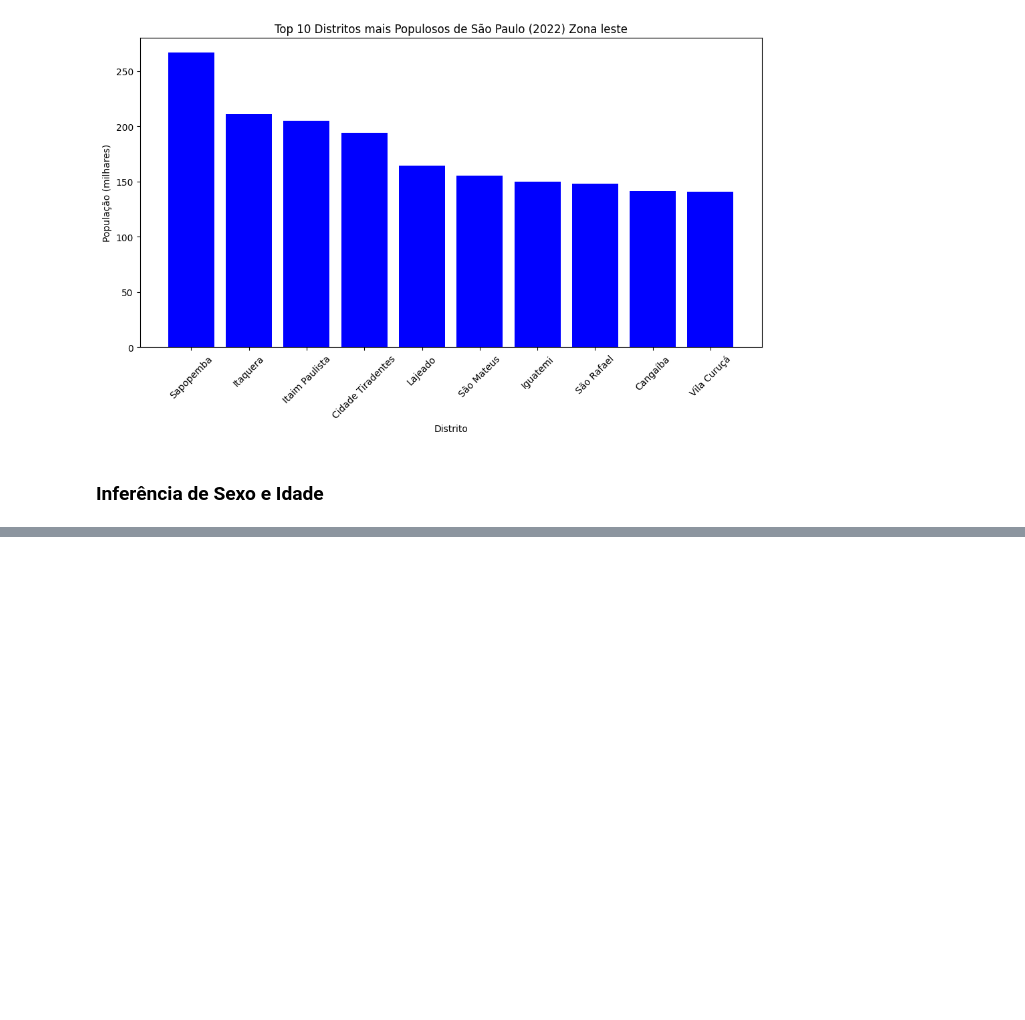
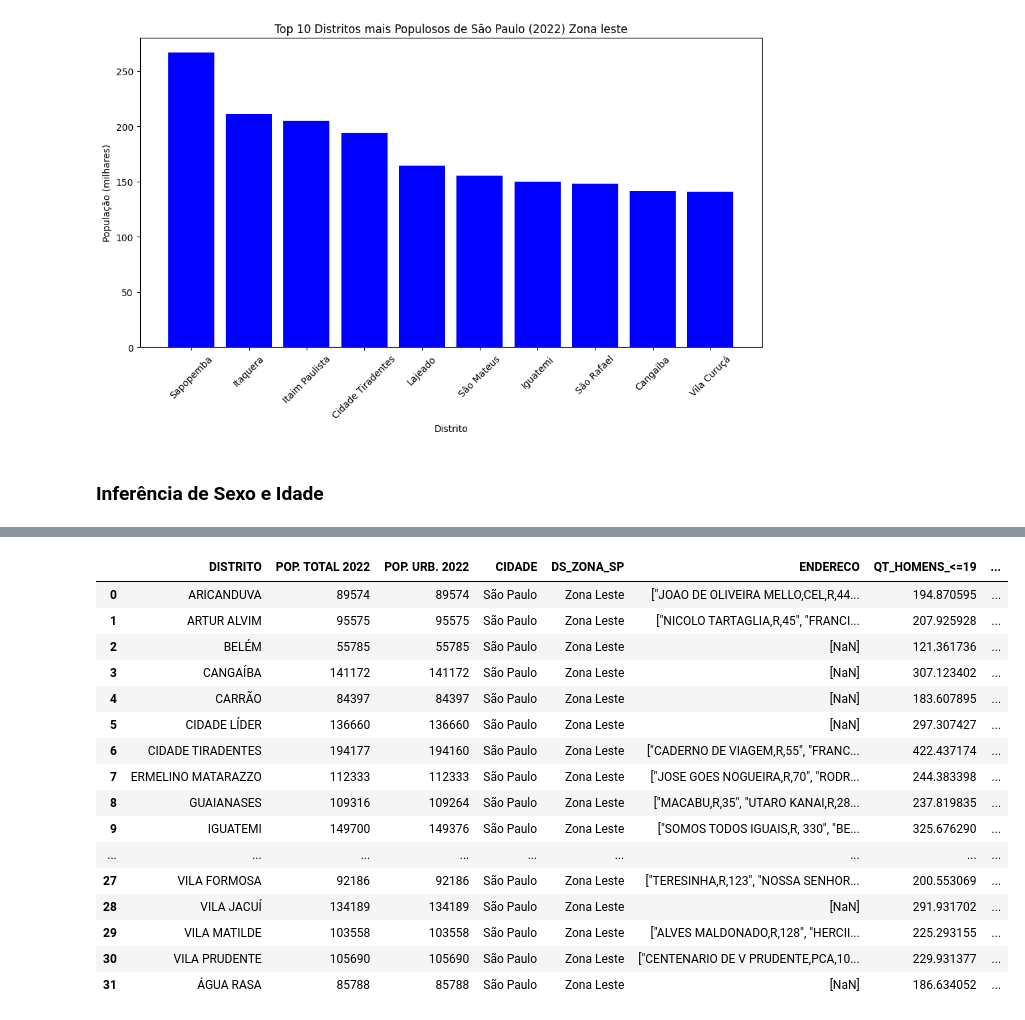
Before and after one commit to JonathanAlvesNogueira/Project-Health-Data-Analytics, a Jupyter notebook: 01.população_bairro.ipynb, the cells around one changed output, grey strips where cells are left out. Cells and saved outputs as stored; diff of their text form; code cells hidden in the pictures; blank space fills up the shorter version.

```diff
--- a/01.população_bairro.ipynb
+++ b/01.população_bairro.ipynb
@@ -318,0 +424,37 @@ Localização: -23.5607784, -46.59875236052547
+# %%
+df_zona_leste['TOTAL_HOMENS'] = df_zona_leste['QT_HOMENS_<=19'] + df_zona_leste['QT_HOMENS_20_34'] + df_zona_leste['QT_HOMENS_34_50'] + df_zona_leste['QT_HOMENS_50_64'] + df_zona_leste['QT_HOMENS_65+']
+df_zona_leste
+
+
+# Total de mulheres
+df_zona_leste['TOTAL_MULHERES'] = (
+    df_zona_leste['QT_MULHERES_<=19'] +
+    df_zona_leste['QT_MULHERES_20_34'] +
+    df_zona_leste['QT_MULHERES_34_50'] +
+    df_zona_leste['QT_MULHERES_50_64'] +
+    df_zona_leste['QT_MULHERES_65+']
+)
+
+
+# Total geral (homens + mulheres)
+df_zona_leste['TOTAL_GERAL'] = df_zona_leste['TOTAL_HOMENS'] + df_zona_leste['TOTAL_MULHERES']
+
+df_zona_leste
+# %% [output]
+|  | DISTRITO | POP. TOTAL 2022 | POP. URB. 2022 | CIDADE | DS_ZONA_SP | ENDERECO | QT_HOMENS_<=19 | ... |
+| 0 | ARICANDUVA | 89574 | 89574 | São Paulo | Zona Leste | ["JOAO DE OLIVEIRA MELLO,CEL,R,44... | 194.870595 | ... |
+| 1 | ARTUR ALVIM | 95575 | 95575 | São Paulo | Zona Leste | ["NICOLO TARTAGLIA,R,45", "FRANCI... | 207.925928 | ... |
+| 2 | BELÉM | 55785 | 55785 | São Paulo | Zona Leste | [NaN] | 121.361736 | ... |
+| 3 | CANGAÍBA | 141172 | 141172 | São Paulo | Zona Leste | [NaN] | 307.123402 | ... |
+| 4 | CARRÃO | 84397 | 84397 | São Paulo | Zona Leste | [NaN] | 183.607895 | ... |
+| 5 | CIDADE LÍDER | 136660 | 136660 | São Paulo | Zona Leste | [NaN] | 297.307427 | ... |
+| 6 | CIDADE TIRADENTES | 194177 | 194160 | São Paulo | Zona Leste | ["CADERNO DE VIAGEM,R,55", "FRANC... | 422.437174 | ... |
+| 7 | ERMELINO MATARAZZO | 112333 | 112333 | São Paulo | Zona Leste | ["JOSE GOES NOGUEIRA,R,70", "RODR... | 244.383398 | ... |
+| 8 | GUAIANASES | 109316 | 109264 | São Paulo | Zona Leste | ["MACABU,R,35", "UTARO KANAI,R,28... | 237.819835 | ... |
+| 9 | IGUATEMI | 149700 | 149376 | São Paulo | Zona Leste | ["SOMOS TODOS IGUAIS,R, 330", "BE... | 325.676290 | ... |
+| ... | ... | ... | ... | ... | ... | ... | ... | ... |
+| 27 | VILA FORMOSA | 92186 | 92186 | São Paulo | Zona Leste | ["TERESINHA,R,123", "NOSSA SENHOR... | 200.553069 | ... |
+| 28 | VILA JACUÍ | 134189 | 134189 | São Paulo | Zona Leste | [NaN] | 291.931702 | ... |
+| 29 | VILA MATILDE | 103558 | 103558 | São Paulo | Zona Leste | ["ALVES MALDONADO,R,128", "HERCII... | 225.293155 | ... |
+| 30 | VILA PRUDENTE | 105690 | 105690 | São Paulo | Zona Leste | ["CENTENARIO DE V PRUDENTE,PCA,10... | 229.931377 | ... |
+| 31 | ÁGUA RASA | 85788 | 85788 | São Paulo | Zona Leste | [NaN] | 186.634052 | ... |
```
Also changed, not shown: parts of 14 cells of this notebook, 4 other files.
